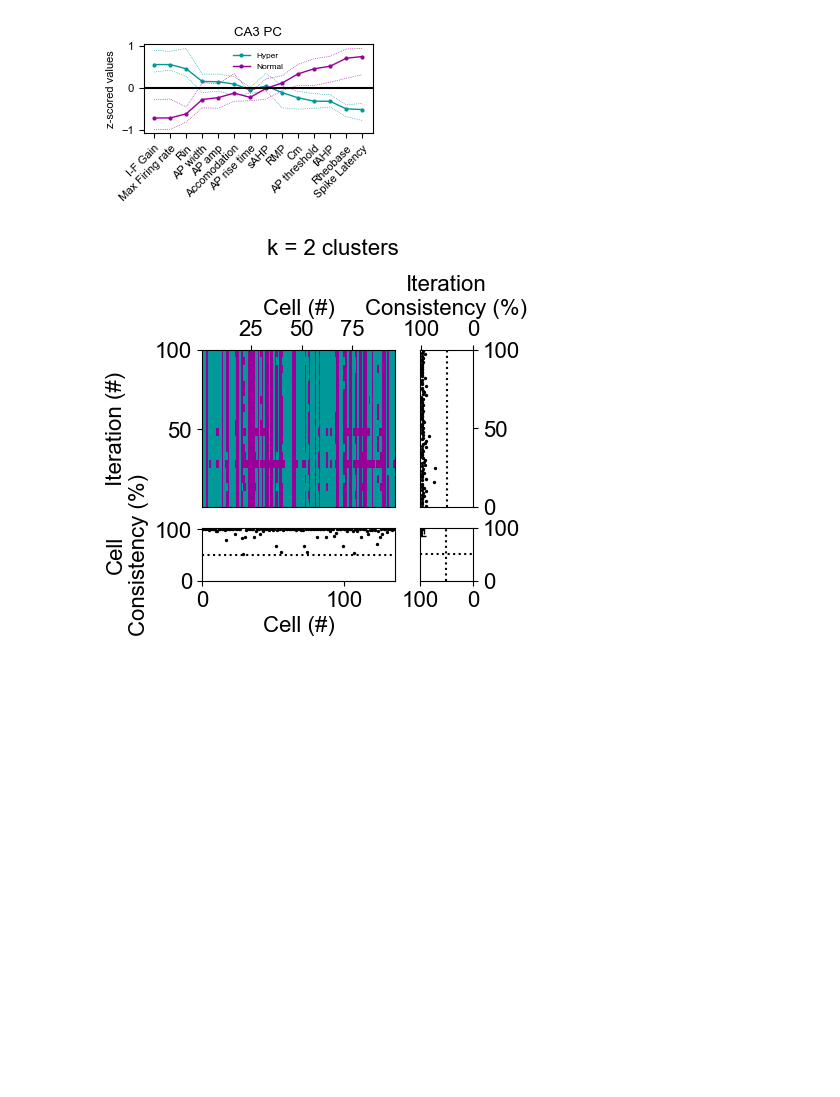
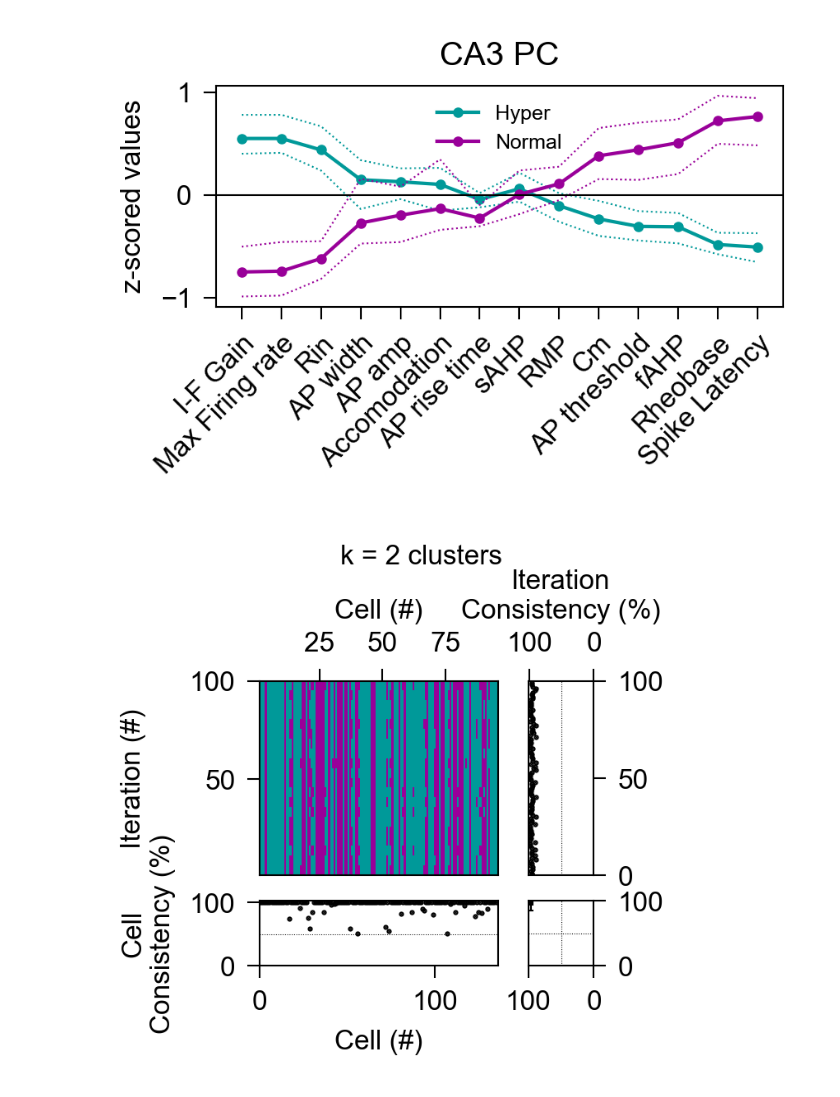
Before and after one commit to dtabuena/Accessory-Matlab-DT-Func-, a Jupyter notebook: _Clustering.ipynb, the cells around one changed output. Saved outputs shown, nothing was run; the diff lists cells and outputs as text; code cells hidden in the pictures; blank space fills up the shorter version.

```diff
--- a/_Clustering.ipynb
+++ b/_Clustering.ipynb
@@ -257,8 +257,9 @@ def cross_val(data_for_fit,numericals,new_cent_order,folder,k=2,
     # sorted_numericals = [numericals[i] for i in new_cent_order]
 
     FS=8
+    dpi=300
 
-    plt.rcParams.update({'font.size': FS, 'font.family': 'arial'})
+    plt.rcParams.update({'font.size': FS, 'font.family': 'arial','axes.linewidth':.5,'xtick.major.width': 0.5,'ytick.major.width': 0.5})
     cmap = plt.cm.cool(np.linspace(0,1,k))*np.array([0.6]*3+[1])
     dark_cool = mpl.colors.ListedColormap(cmap)
 
@@ -307,7 +308,7 @@ def cross_val(data_for_fit,numericals,new_cent_order,folder,k=2,
 
     ####### PLOT CENTERS
     plt.rcParams.update({'font.size': FS,'font.family': 'arial'}) #14
-    fig_cv_cent, ax = plt.subplots(1,figsize = (3,2))
+    fig_cv_cent, ax = plt.subplots(1,figsize = (3,2),dpi=dpi)
     handle_list = []
     if k == 2:
         clust_names = [ 'Hyper', 'Normal']
@@ -323,7 +324,7 @@ def cross_val(data_for_fit,numericals,new_cent_order,folder,k=2,
 
     ax.set_xticks(np.arange(len(numericals)))
     ax.set_xticklabels(numericals[plot_order],rotation=45,ha='right', rotation_mode='anchor') # ,fontsize=14
-    ax.axhline(0, color='k')
+    ax.axhline(0, color='k',linewidth=.5)
 
     if k == 2: ax.legend(loc='upper center',frameon=False,fontsize=plt.rcParams['font.size']-2)
     ax.set_ylabel('z-scored'+' '+'values')
@@ -353,9 +354,10 @@ def cross_val(data_for_fit,numericals,new_cent_order,folder,k=2,
     plt.show()
     fig_cv_cent.savefig(f'{folder}/CrossVal_Data k={k} Centers.'+fig_opt['format'],**fig_opt)
 
-    scale_factor= 2
-    plt.rcParams.update({'font.size': FS*2, 'font.family': 'arial'})
-    fig_cv_prob, ax = plt.subplots(2,2,figsize=np.array([1.75,1.5])*scale_factor, gridspec_kw={'height_ratios': [3, 1],'width_ratios': [4, 1.1]}  )
+    ################## Plot iteration results
+    scale_factor= 1
+    plt.rcParams.update({'font.size': FS*scale_factor, 'font.family': 'arial'})
+    fig_cv_prob, ax = plt.subplots(2,2,figsize=np.array([1.75,1.5])*scale_factor, gridspec_kw={'height_ratios': [3, 1],'width_ratios': [4, 1.1]}  ,dpi=dpi)
     ax  = ax.T.flatten()
 
     iters_ds = np.arange(0,num_iter,ds_iter) +1
@@ -368,46 +370,46 @@ def cross_val(data_for_fit,numericals,new_cent_order,folder,k=2,
     ax[0].xaxis.set_label_position('top')
     ax[0].xaxis.tick_top()
 
-    ax[1].scatter(np.arange(len(consistency_cell)),consistency_cell*100,color='k',s=2)
-    ax[1].axhline(1/k*100,color='k',linestyle=':')
+    ax[1].scatter(np.arange(len(consistency_cell)),consistency_cell*100,color='k',s=1,edgecolor='k',marker='.')
+    ax[1].axhline(1/k*100,color='k',linestyle=':',linewidth=.25)
     ax[1].set_ylabel('Cell\nConsistency (%)',va='bottom')
     ax[1].set_ylim((0,102))
     ax[1].set_xlim((0,is_match.shape[1]))
     ax[1].set_xlabel('Cell (#)')
 
-    ax[2].scatter(consistency_iter*100,np.arange(num_iter),color='k',s=2)
-    ax[2].axvline(1/k*100,color='k',linestyle=':')
+    ax[2].scatter(consistency_iter*100,np.arange(num_iter),color='k',s=1,edgecolor='k',marker='.')
+    ax[2].axvline(1/k*100,color='k',linestyle=':',linewidth=.25)
     ax[2].set_xlabel('Iteration\nConsistency (%)')
     ax[2].set_xlim((102,0))
     ax[2].set_ylim((0,num_iter))
     ax[2].yaxis.tick_right()
     ax[2].xaxis.set_label_position('top')
     ax[2].xaxis.tick_top()
 
     # fig.delaxes(ax[3])
-    ax[3].errorbar(mean_consistency_iter*100, mean_consistency_cell*100, yerr=sd_consistency_cell*100, xerr=std_consistency_iter*100,color='k',capsize=3)
-    ax[3].axvline(1/k*100,color='k',linestyle=':')
-    ax[3].axhline(1/k*100,color='k',linestyle=':')
+    ax[3].errorbar(mean_consistency_iter*100, mean_consistency_cell*100, yerr=sd_consistency_cell*100, xerr=std_consistency_iter*100,color='k',capsize=.75,linewidth=0.5,capthick=0.5)
+    ax[3].axvline(1/k*100,color='k',linestyle=':',linewidth=.25)
+    ax[3].axhline(1/k*100,color='k',linestyle=':',linewidth=.25)
     ax[3].set_xlim((100,0))
     ax[3].set_ylim((0,100))
     ax[3].yaxis.tick_right()
 
     fig_cv_prob.suptitle(f'k = {k} clusters', y=1.25,fontsize=plt.rcParams['font.size'])#  y=1.075
     plt.show()
 
     fig_cv_prob.savefig(f'{folder}/CrossVal_Data k={k} Labeling.'+fig_opt['format'],**fig_opt)
 
 
 
     return cval_res
 
 
-    #####testing
+#     ###testing
 # k2_cval = cross_val(data_for_fit,numericals,packaged['new_cent_order'],folder,k=2,num_iter = 100,SubSampleFrac = .8,
 #             cell_type=packaged['cell_type'],fig_opt =fig_opt,ds_iter=5)
 # %% [output]
-[figure, old version]
+[figure, new version]
-[figure, old version]
+[figure, new version]
 # %%
 def plot_summary(num_t,numericals,type_list,uniq_types,packaged,df_for_34_2W_anova,tukey_data,folder, clust_names = ['Hyper', 'Normal'],fig_opt = {'dpi': 300, 'format':'png','bbox_inches':'tight'}):
 
```
Also changed, not shown: parts of 9 cells of this notebook.
